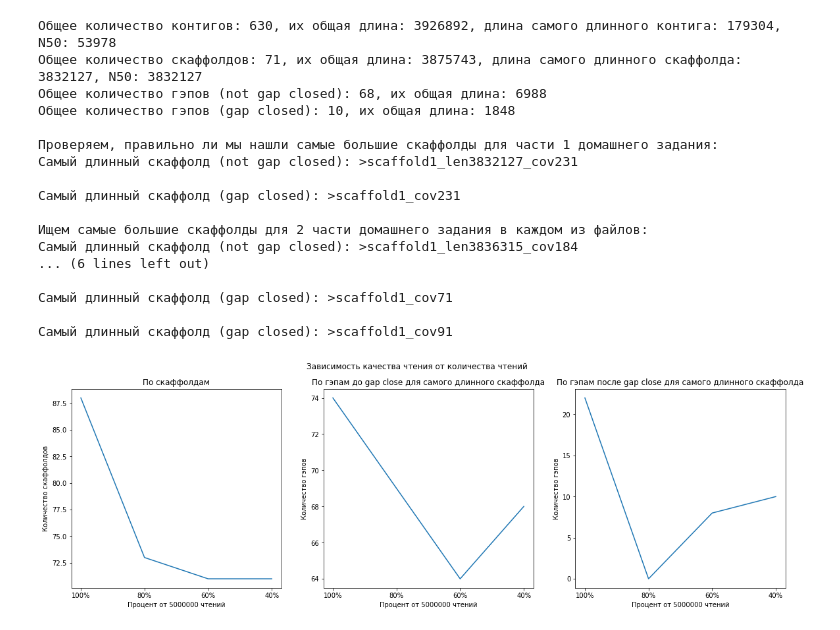
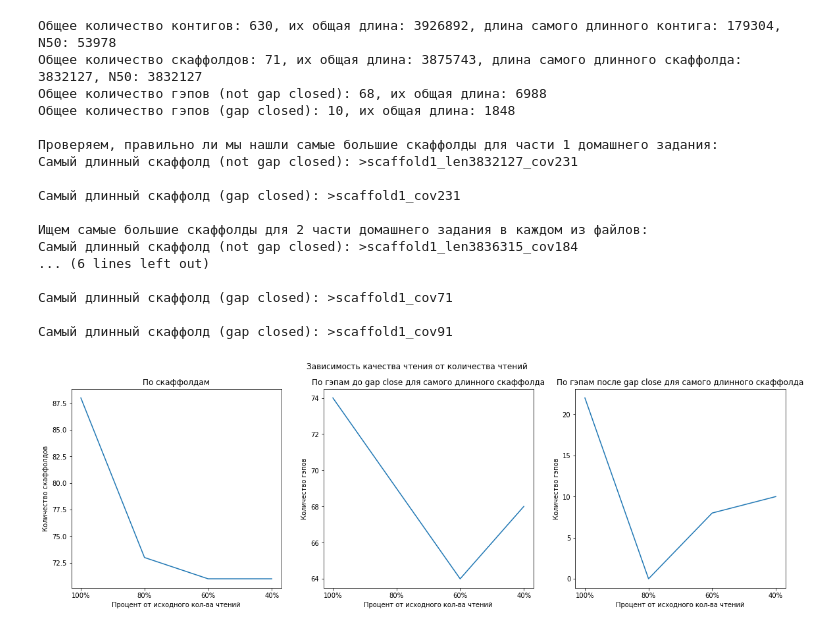
Before and after one commit to alexeyshmelev/hse21_hw1, a Jupyter notebook: src/hw1.ipynb, the cells around one changed output. Drawn from its saved outputs; the diff is of its cells as text; code cells hidden in the pictures.

```diff
--- a/src/hw1.ipynb
+++ b/src/hw1.ipynb
@@ -116,19 +116,19 @@ def get_scaffolds_and_gaps(file_names_list):
     axis[0].set_xticks([i for i in range(4)])
     axis[0].set_xticklabels(x_tick_labels)
     axis[0].title.set_text("По скаффолдам")
-    axis[0].set_xlabel("Процент от 5000000 чтений")
+    axis[0].set_xlabel("Процент от исходного кол-ва чтений")
     axis[0].set_ylabel("Количество скаффолдов")
     axis[1].plot(total_gap_num)
     axis[1].set_xticks([i for i in range(4)])
     axis[1].set_xticklabels(x_tick_labels)
     axis[1].title.set_text("По гэпам до gap close для самого длинного скаффолда")
-    axis[1].set_xlabel("Процент от 5000000 чтений")
+    axis[1].set_xlabel("Процент от исходного кол-ва чтений")
     axis[1].set_ylabel("Количество гэпов")
     axis[2].plot(total_gap_closed_num)
     axis[2].set_xticks([i for i in range(4)])
     axis[2].set_xticklabels(x_tick_labels)
     axis[2].title.set_text("По гэпам после gap close для самого длинного скаффолда")
-    axis[2].set_xlabel("Процент от 5000000 чтений")
+    axis[2].set_xlabel("Процент от исходного кол-ва чтений")
     axis[2].set_ylabel("Количество гэпов")
     plt.savefig("stats.jpg")
 
@@ -141,31 +141,31 @@ print("Ищем самые большие скаффолды для 2 части
 
 get_longest_scaffolds("out_scaffold80.fa", False)
 get_longest_scaffolds("out_scaffold60.fa", False)
 get_longest_scaffolds("out_scaffold40.fa", False)
 
 get_longest_scaffolds("out_gapClosed80.fa", True)
 get_longest_scaffolds("out_gapClosed60.fa", True)
 get_longest_scaffolds("out_gapClosed40.fa", True)
 
 files = [["out_scaffold.fa", "longest.fa", "longest_closed.fa"], ["out_scaffold80.fa", "longest80.fa", "longest_closed80.fa"], ["out_scaffold60.fa", "longest60.fa", "longest_closed60.fa"], ["out_scaffold40.fa", "longest40.fa", "longest_closed40.fa"]]
 
 get_scaffolds_and_gaps(files)
 # %% [output]
 Общее количество контигов: 630, их общая длина: 3926892, длина самого длинного контига: 179304, N50: 53978
 Общее количество скаффолдов: 71, их общая длина: 3875743, длина самого длинного скаффолда: 3832127, N50: 3832127
 Общее количество гэпов (not gap closed): 68, их общая длина: 6988
 Общее количество гэпов (gap closed): 10, их общая длина: 1848
 
 Проверяем, правильно ли мы нашли самые большие скаффолды для части 1 домашнего задания:
 Самый длинный скаффолд (not gap closed): >scaffold1_len3832127_cov231
 
 Самый длинный скаффолд (gap closed): >scaffold1_cov231
 
 Ищем самые большие скаффолды для 2 части домашнего задания в каждом из файлов:
 Самый длинный скаффолд (not gap closed): >scaffold1_len3836315_cov184
 ... (6 lines left out)
 
 Самый длинный скаффолд (gap closed): >scaffold1_cov71
 
 Самый длинный скаффолд (gap closed): >scaffold1_cov91
-[figure, old version]
+[figure, new version]
```
